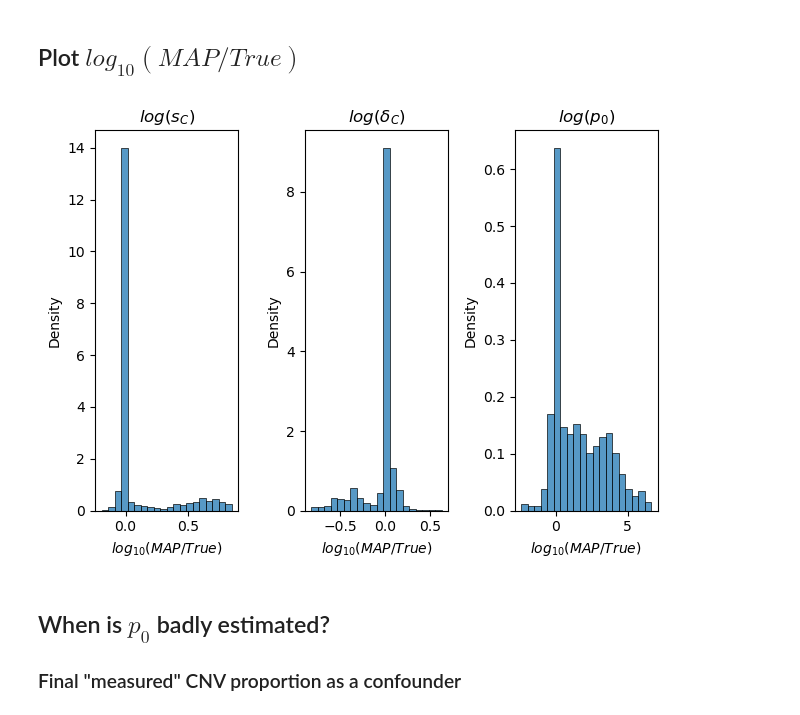
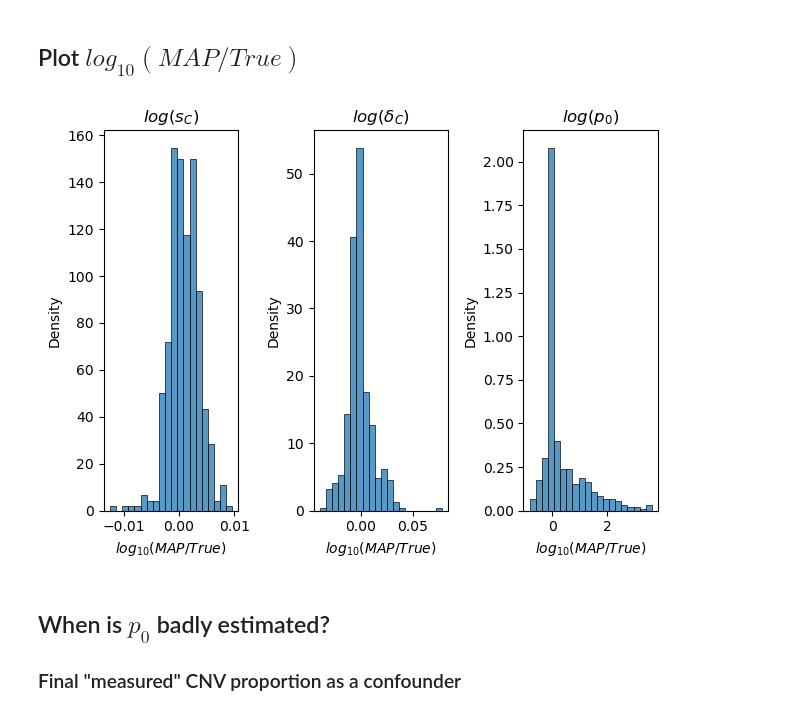
Before and after one commit to yoavram-lab/chuong_et_al, a Jupyter notebook: Simulation Analysis.ipynb, the cells around one changed output. Saved outputs shown, nothing was run; the diff lists cells and outputs as text; code cells hidden in the pictures.

Commit message:
filtered out unrealistic simulations

```diff
--- a/Simulation Analysis.ipynb
+++ b/Simulation Analysis.ipynb
@@ -84,15 +84,18 @@ inferred_df = pd.read_csv('synthetic_tests/inferred_sims_results.csv', index_col
 # %%
 from seaborn import histplot
 fig, ax = plt.subplots(1,3, tight_layout = True)
+
+# Remove simulations with final CNV < 0.3
+inferred_df = inferred_df[sims['116']>=0.3]
 
 for k in range(3):
     x=inferred_df.iloc[:,k-3]
     histplot(ax=ax[k], x=x, stat='density', bins=20)
     # ax[k].axvline(0, color = 'red', linewidth=0.5)
     ax[k].set_title(params[k])
     ax[k].set_xlabel('$log_{10}(MAP / True)$')
 # %% [output]
-[figure, old version]
+[figure, new version]
 # %% [markdown]
 ## When is $p_0$ badly estimated?
 ### Final "measured" CNV proportion as a confounder
```
